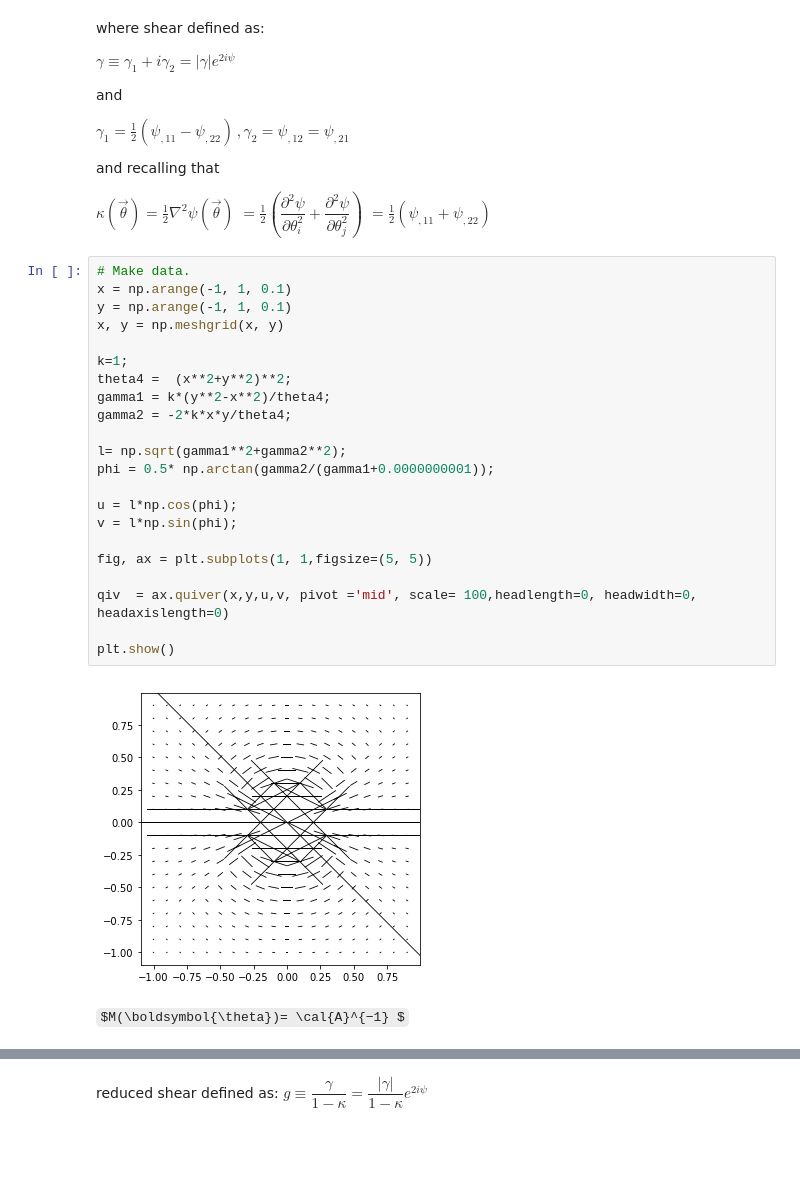
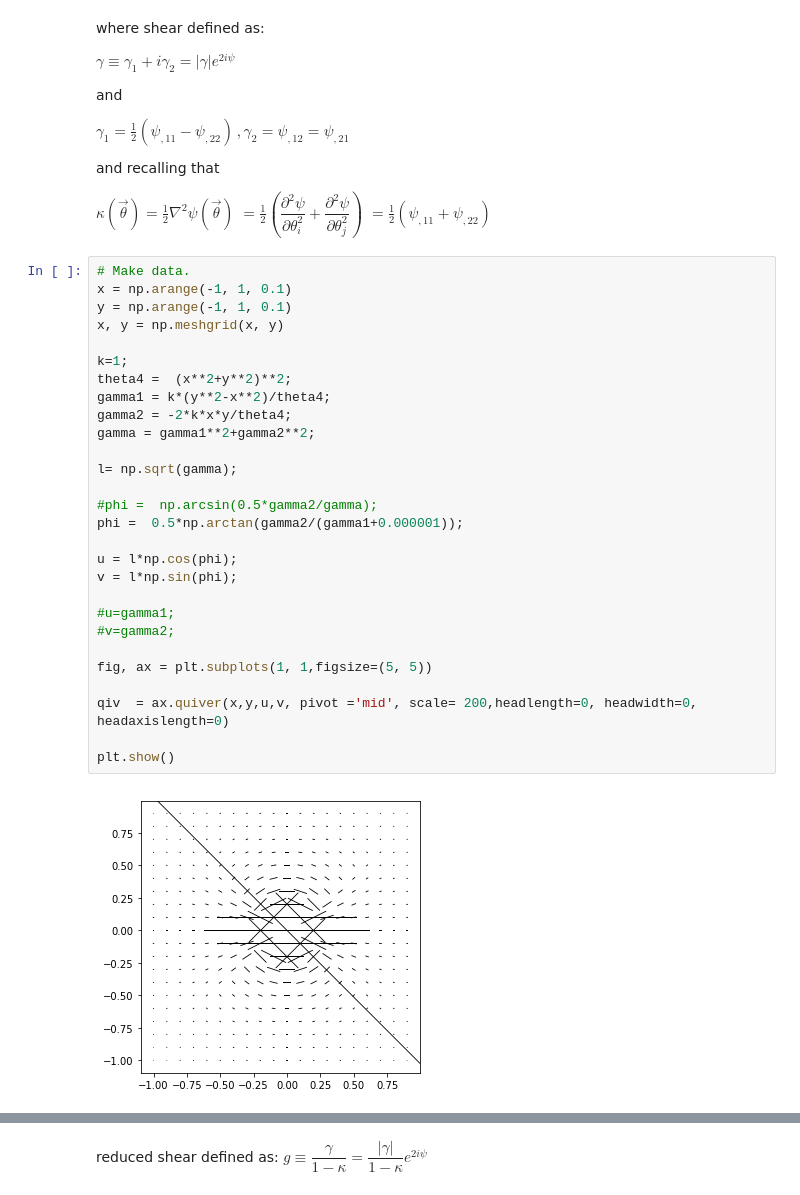
Before and after one commit to rajbooth/Weak-Gravitational-Lensing, a Jupyter notebook: Gravitational Lensing.ipynb, the cells around one changed output, grey strips where cells are left out. Cells and saved outputs as stored; diff of their text form; some formulas as TeX source; blank space fills up the shorter version.

```diff
--- a/Gravitational Lensing.ipynb
+++ b/Gravitational Lensing.ipynb
@@ -218,27 +226,31 @@ $ = \frac{1}{2}\left(\psi_{,11} + \psi_{,22} \right) $
 # %%
 # Make data.
 x = np.arange(-1, 1, 0.1)
 y = np.arange(-1, 1, 0.1)
 x, y = np.meshgrid(x, y)
 
 k=1;
 theta4 =  (x**2+y**2)**2;
 gamma1 = k*(y**2-x**2)/theta4;
 gamma2 = -2*k*x*y/theta4;
+gamma = gamma1**2+gamma2**2;
 
-l= np.sqrt(gamma1**2+gamma2**2);
-phi = 0.5* np.arctan(gamma2/(gamma1+0.0000000001));
+l= np.sqrt(gamma);
+
+#phi =  np.arcsin(0.5*gamma2/gamma);
+phi =  0.5*np.arctan(gamma2/(gamma1+0.000001));
 
 u = l*np.cos(phi);
 v = l*np.sin(phi);
 
+#u=gamma1;
+#v=gamma2;
+
 fig, ax = plt.subplots(1, 1,figsize=(5, 5))
 
-qiv  = ax.quiver(x,y,u,v, pivot ='mid', scale= 100,headlength=0, headwidth=0, headaxislength=0)
+qiv  = ax.quiver(x,y,u,v, pivot ='mid', scale= 200,headlength=0, headwidth=0, headaxislength=0)
 
 plt.show()
 # %% [output]
-[figure, old version]
+[figure, new version]
-# %% [markdown]
-$M(\boldsymbol{\theta})= \cal{A}^{−1} $
 # %% [markdown]
```
Also changed, not shown: parts of 4 cells of this notebook.
